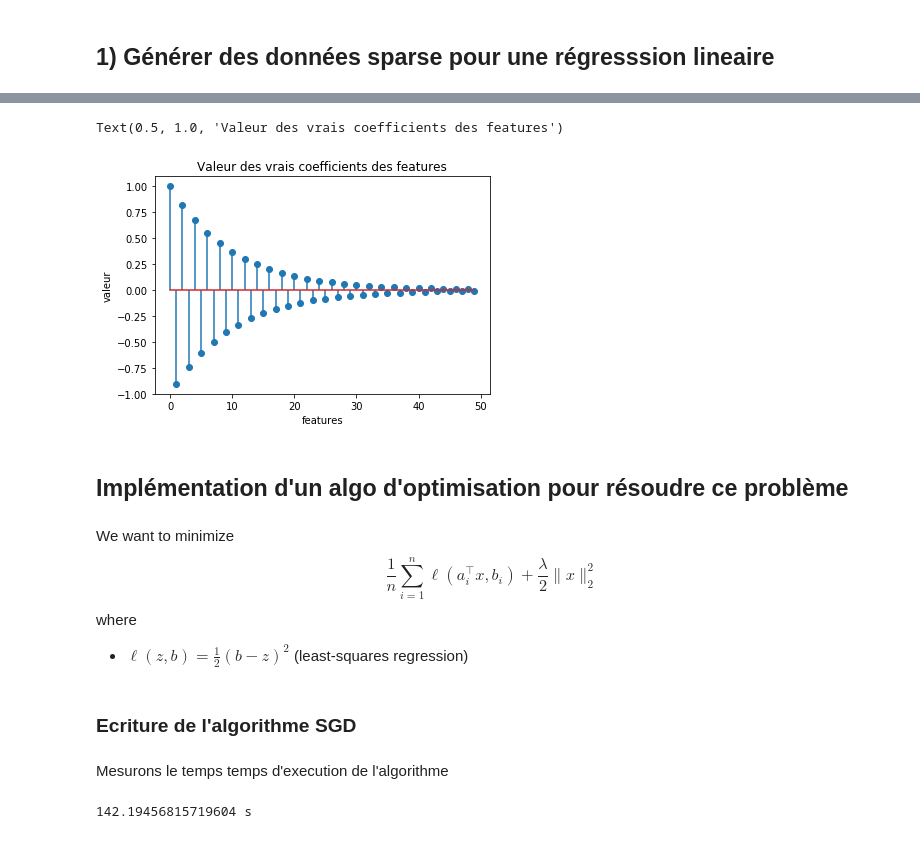
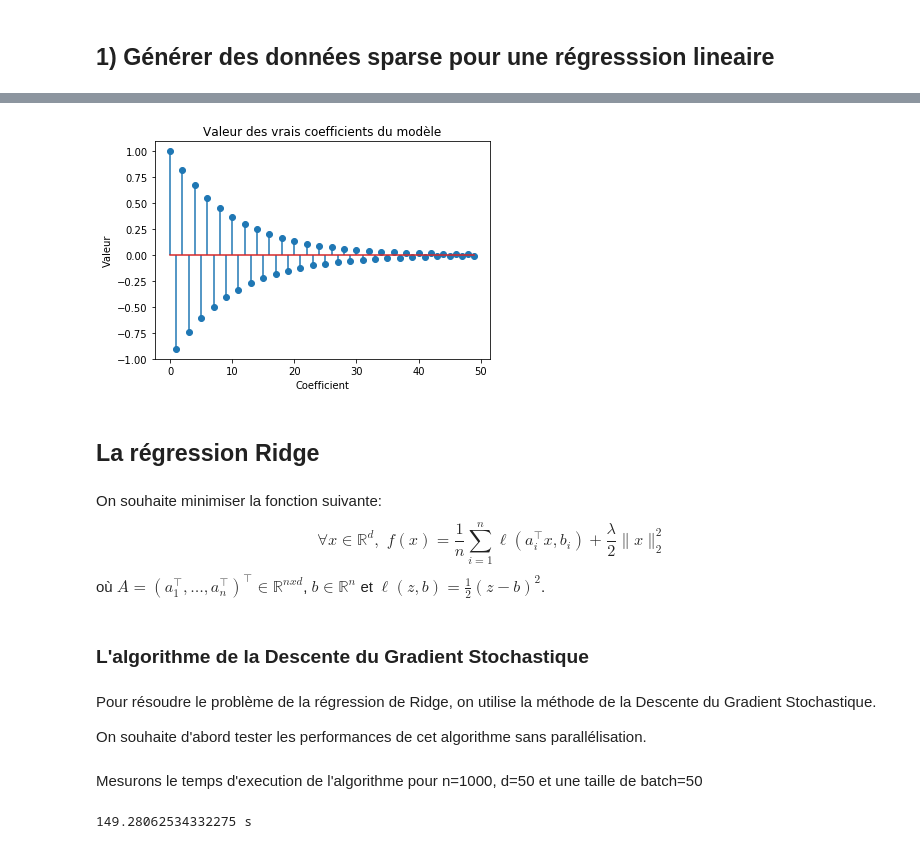
Before and after one commit to EtienneLeNaour/Projet-Para_SGD, a Jupyter notebook: Projet parallélisation.ipynb, the cells around one changed output, grey strips where cells are left out. Cells and saved outputs as stored; diff of their text form; code cells hidden in the pictures.

```diff
--- a/Projet parallélisation.ipynb
+++ b/Projet parallélisation.ipynb
@@ -19,12 +10,11 @@ import matplotlib.pyplot as plt
 # %%
 from simulateur_donnees import *
 # %%
-d = 50              #nb features
-n = 10000           #nb samples
+d = 50              # nombre de features
+n = 10000           # nombre d'échantillons
 
+A, b, true_coef = get_data(d, n)
 
-A, b, x_model_truth = get_data(d, n)
-
-print('La dimension de A est :', A.shape ,'\n La dimension de b est :', b.shape)
+print('La dimension de A est :', A.shape ,'\nLa dimension de b est :', b.shape)
 # %% [output]
 La dimension de A est : (10000, 50)
@@ -32,23 +22,24 @@ La dimension de A est : (10000, 50)
 # %%
-plt.stem(x_model_truth, use_line_collection=True)
-plt.xlabel('features')
-plt.ylabel('valeur')
-plt.title('Valeur des vrais coefficients des features')
+plt.stem(true_coef, use_line_collection=True)
+plt.xlabel('Coefficient')
+plt.ylabel('Valeur')
+plt.title('Valeur des vrais coefficients du modèle')
+plt.show()
 # %% [output]
-Text(0.5, 1.0, 'Valeur des vrais coefficients des features')
-[figure, old version]
+[figure, new version]
-# %% [markdown]
-## Implémentation d'un algo d'optimisation pour résoudre ce problème
+# %% [markdown]
+## La régression Ridge
 # %% [markdown]
-We want to minimize
-$$
-\frac 1n \sum_{i=1}^n \ell(a_i^\top x, b_i) + \frac \lambda 2 \|x\|_2^2
-$$
-where
-- $\ell(z, b) = \frac 12 (b - z)^2$ (least-squares regression)
+On souhaite minimiser la fonction suivante:
+$$ \forall x \in \mathbb{R}^d, \, \,  f(x) = \frac 1n \sum_{i=1}^n \ell(a_i^\top x, b_i) + \frac \lambda 2 \|x\|_2^2 $$
+où $A = (a_1^\top, \dots ,  a_n^\top)^\top \in \mathbb{R}^{nxd}$, $b \in \mathbb{R}^n$  et  $\ell(z,b) = \frac 12 (z - b)^2$.
-# %% [markdown]
-### Ecriture de l'algorithme SGD
+# %% [markdown]
+### L'algorithme de la Descente du Gradient Stochastique
+# %% [markdown]
+Pour résoudre le problème de la régression de Ridge, on utilise la méthode de la Descente du Gradient Stochastique.
+
+On souhaite d'abord tester les performances de cet algorithme sans parallélisation.
 # %%
 from SGD_non_para import *
 # %% [markdown]
-Mesurons le temps temps d'execution de l'algorithme
+Mesurons le temps d'execution de l'algorithme pour n=1000, d=50 et une taille de batch=50
@@ -57,9 +46,10 @@ import time
 # %%
-debut = time.time()
-w_solu, w_list = sgd(x_init=np.ones(len(x_model_truth)), n=n, n_epochs=300, size_batch=50,
-                     A=A, b=b, lbda=0.1, step=0.1)
-fin = time.time()
-print(fin-debut,'s')
+start = time.time()
+w_min, w_iter = sgd(x_init=np.ones(len(true_coef)), n=n, n_epochs=300, size_batch=50,
+                    A=A, b=b, lbda=0.1, step=0.1)
+end = time.time()
+
+print('''Le temps d'exécution du SGD pour n=1000 et d=50 est : ''', end-start,'s')
 # %% [output]
-142.19456815719604 s
+149.28062534332275 s
 # %%
```
Also changed, not shown: parts of 17 cells of this notebook, 3 other files.
